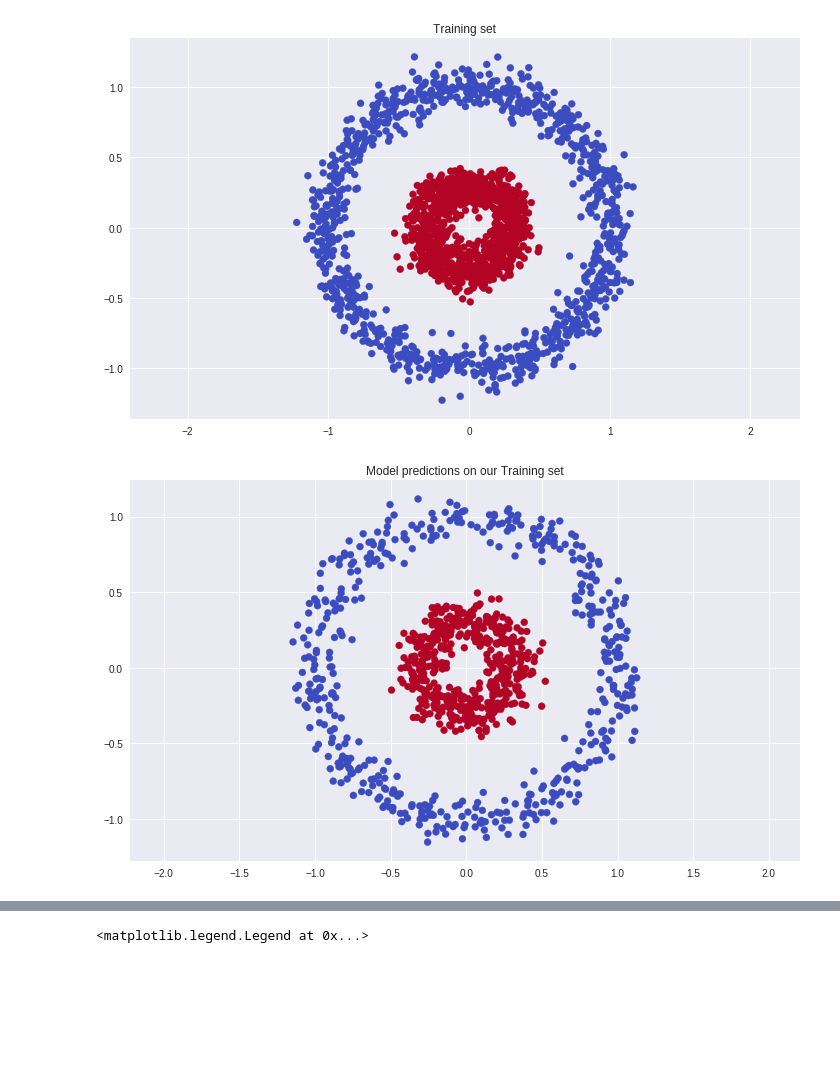
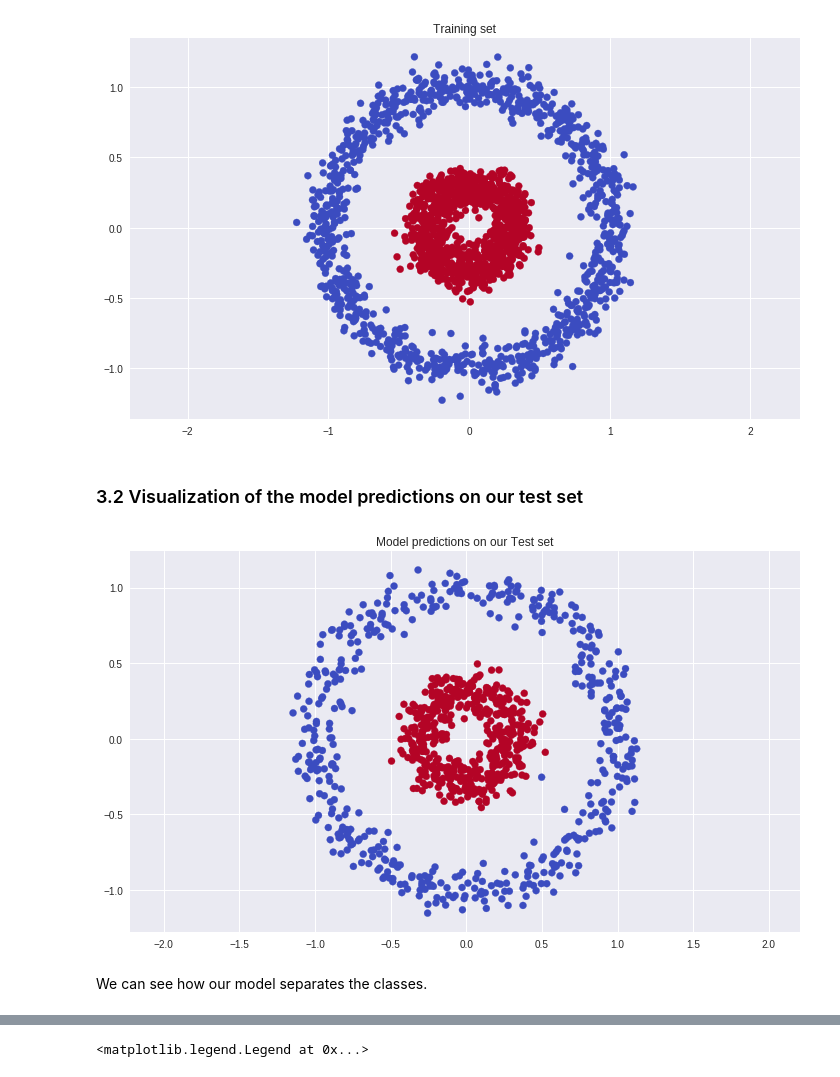
Before and after one commit to DavorJordacevic/TensorFlow-Keras-Neural-Networks, a Jupyter notebook: Shallow_neural_network_with_Keras_circles.ipynb, the cells around one changed output, grey strips where cells are left out. Cells and saved outputs as stored; diff of their text form; code cells hidden in the pictures; blank space fills up the shorter version.

```diff
--- a/Shallow_neural_network_with_Keras_circles.ipynb
+++ b/Shallow_neural_network_with_Keras_circles.ipynb
@@ -117,5 +145,6 @@ results = model.fit(
  X_train, y_train.T,
  epochs= training_epochs,
  batch_size = 516,
- validation_data = (X_test, y_test.T)
+ validation_data = (X_test, y_test.T),
+ verbose = 0
 )
@@ -206,10 +218,14 @@ plt.title('Training set')
 plt.axis('equal');
 # %% [output]
 [figure]
+# %% [markdown]
+### 3.2 Visualization of the model predictions on our test set
 # %%
 plt.figure(figsize =(12,7))
 plt.scatter(X_test[:,0], X_test[:,1], c=prediction_values[:,0], cmap=cm.coolwarm)
-plt.title('Model predictions on our Training set')
+plt.title('Model predictions on our Test set')
 plt.axis('equal');
 # %% [output]
-[figure, old version]
+[figure, new version]
+# %% [markdown]
+We can see how our model separates the classes.
```
Also changed, not shown: parts of 52 cells of this notebook.
